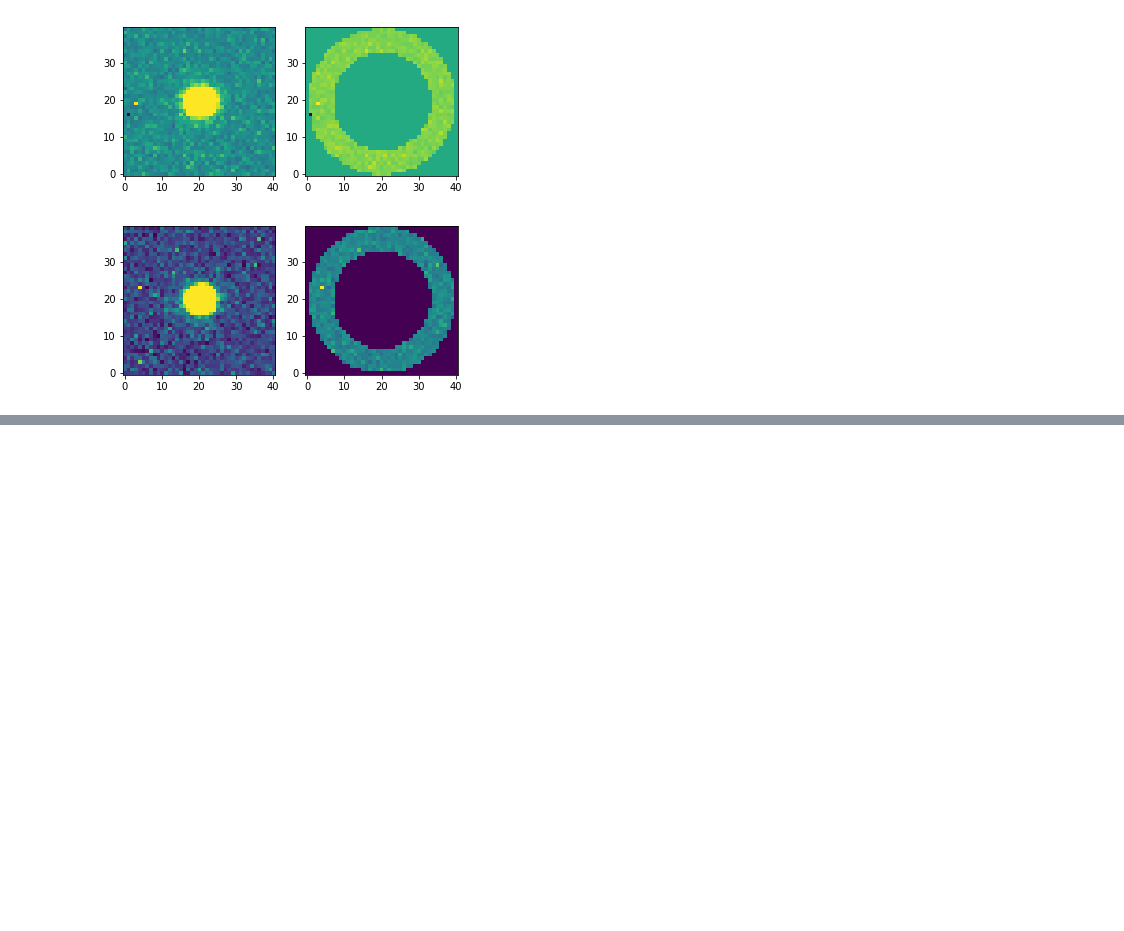
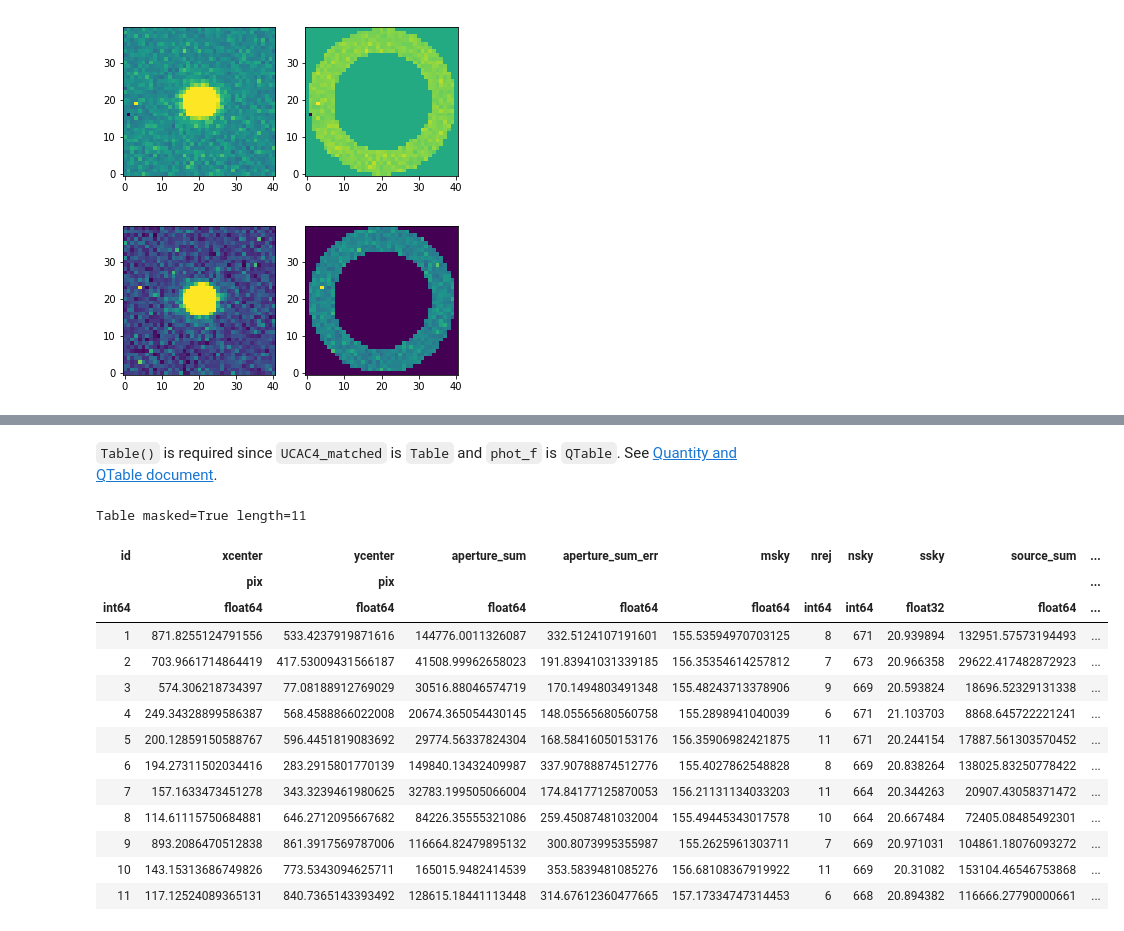
Before and after one commit to ysBach/AO_2018, a Jupyter notebook: Python_Photometry.ipynb, the cells around one changed output, grey strips where cells are left out. Cells and saved outputs as stored; diff of their text form; code cells hidden in the pictures; blank space fills up the shorter version.

```diff
--- a/Python_Photometry.ipynb
+++ b/Python_Photometry.ipynb
@@ -664,0 +770,20 @@ NameError: name 'n_ap' is not defined
+# %% [markdown]
+``Table()`` is required since ``UCAC4_matched`` is ``Table`` and ``phot_f`` is ``QTable``. See [Quantity and QTable document](http://docs.astropy.org/en/stable/table/mixin_columns.html#quantity-and-qtable).
+# %%
+phot_f
+# %% [output]
+Table masked=True length=11
+| id | xcenter | ycenter | aperture_sum | aperture_sum_err | msky | nrej | nsky | ssky | source_sum | ... |
+|  | pix | pix |  |  |  |  |  |  |  | ... |
+| int64 | float64 | float64 | float64 | float64 | float64 | int64 | int64 | float32 | float64 | ... |
+| 1 | 871.8255124791556 | 533.4237919871616 | 144776.0011326087 | 332.5124107191601 | 155.53594970703125 | 8 | 671 | 20.939894 | 132951.57573194493 | ... |
+| 2 | 703.9661714864419 | 417.53009431566187 | 41508.99962658023 | 191.83941031339185 | 156.35354614257812 | 7 | 673 | 20.966358 | 29622.417482872923 | ... |
+| 3 | 574.306218734397 | 77.08188912769029 | 30516.88046574719 | 170.1494803491348 | 155.48243713378906 | 9 | 669 | 20.593824 | 18696.52329131338 | ... |
+| 4 | 249.34328899586387 | 568.4588866022008 | 20674.365054430145 | 148.05565680560758 | 155.2898941040039 | 6 | 671 | 21.103703 | 8868.645722221241 | ... |
+| 5 | 200.12859150588767 | 596.4451819083692 | 29774.56337824304 | 168.58416050153176 | 156.35906982421875 | 11 | 671 | 20.244154 | 17887.561303570452 | ... |
+| 6 | 194.27311502034416 | 283.2915801770139 | 149840.13432409987 | 337.90788874512776 | 155.4027862548828 | 8 | 669 | 20.838264 | 138025.83250778422 | ... |
+| 7 | 157.1633473451278 | 343.3239461980625 | 32783.199505066004 | 174.84177125870053 | 156.21131134033203 | 11 | 664 | 20.344263 | 20907.43058371472 | ... |
+| 8 | 114.61115750684881 | 646.2712095667682 | 84226.35555321086 | 259.45087481032004 | 155.49445343017578 | 10 | 664 | 20.667484 | 72405.08485492301 | ... |
+| 9 | 893.2086470512838 | 861.3917569787006 | 116664.82479895132 | 300.8073995355987 | 155.2625961303711 | 7 | 669 | 20.971031 | 104861.18076093272 | ... |
+| 10 | 143.15313686749826 | 773.5343094625711 | 165015.9482414539 | 353.5839481085276 | 156.68108367919922 | 11 | 669 | 20.31082 | 153104.46546753868 | ... |
+| 11 | 117.12524089365131 | 840.7365143393492 | 128615.18441113448 | 314.67612360477665 | 157.17334747314453 | 6 | 668 | 20.894382 | 116666.27790000661 | ... |
```
Also changed, not shown: parts of 16 cells of this notebook.
